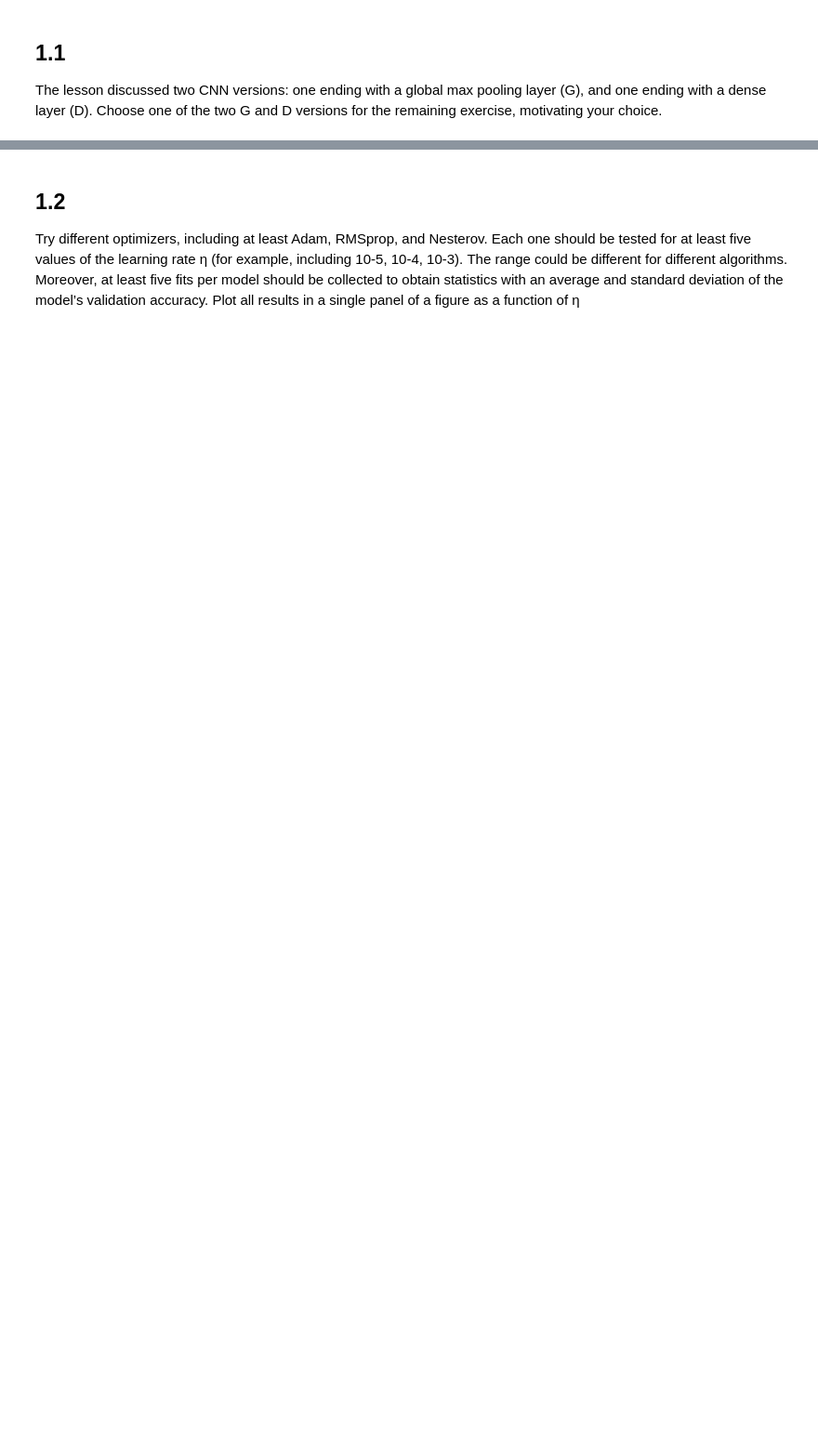
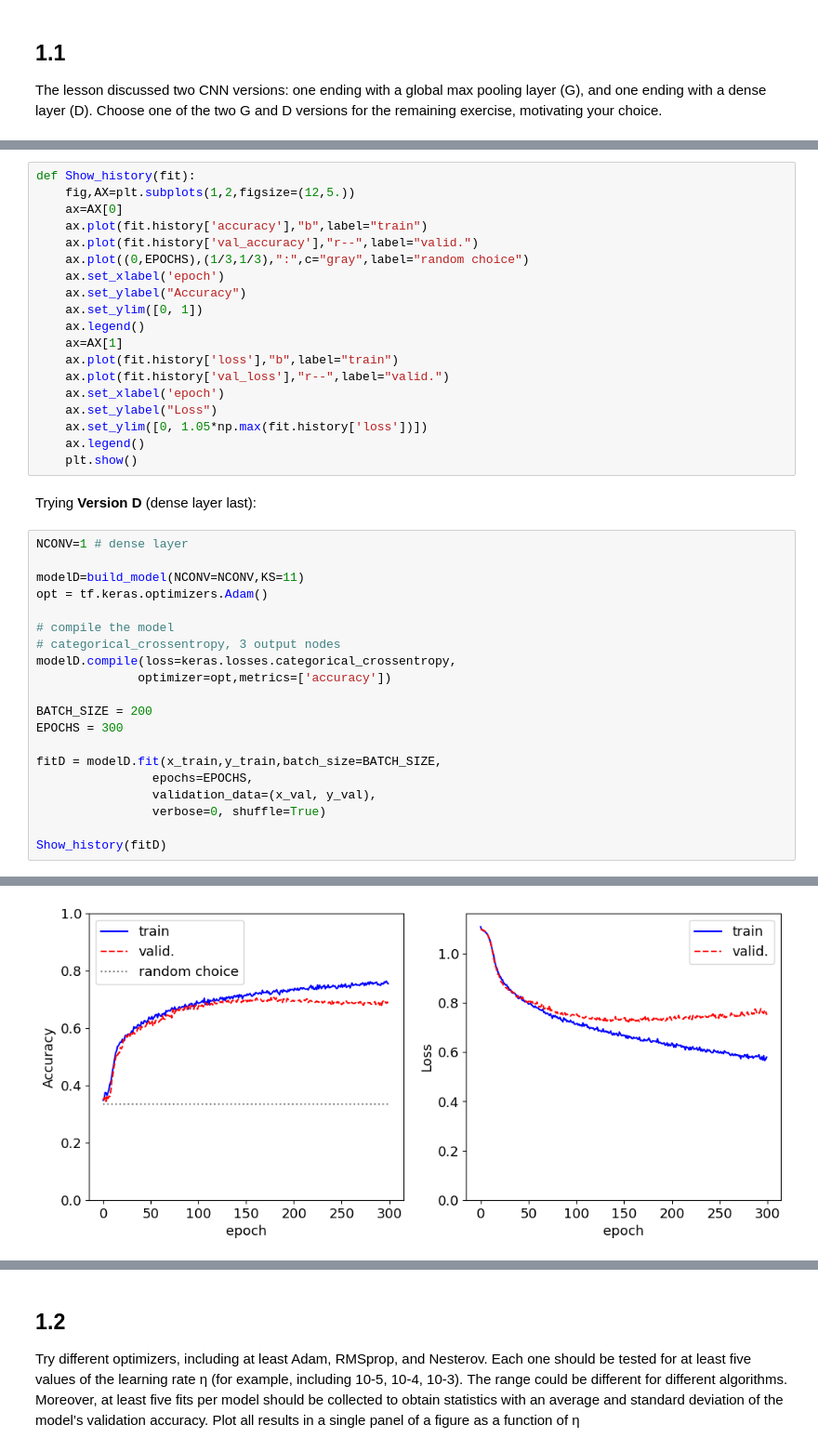
Before and after one commit to lm-schulze/LCP-Mod-B, a Jupyter notebook: group2413_exercise1.ipynb, the cells around one changed output, grey strips where cells are left out. Shown at 93% size. Saved outputs shown, nothing was run; the diff lists cells and outputs as text; blank space fills up the shorter version.

```diff
--- a/group2413_exercise1.ipynb
+++ b/group2413_exercise1.ipynb
@@ -18,0 +162,42 @@ Choose one of the two G and D versions for the remaining exercise, motivating yo
+# %%
+def Show_history(fit):
+    fig,AX=plt.subplots(1,2,figsize=(12,5.))
+    ax=AX[0]
+    ax.plot(fit.history['accuracy'],"b",label="train")
+    ax.plot(fit.history['val_accuracy'],"r--",label="valid.")
+    ax.plot((0,EPOCHS),(1/3,1/3),":",c="gray",label="random choice")
+    ax.set_xlabel('epoch')
+    ax.set_ylabel("Accuracy")
+    ax.set_ylim([0, 1])
+    ax.legend()
+    ax=AX[1]
+    ax.plot(fit.history['loss'],"b",label="train")
+    ax.plot(fit.history['val_loss'],"r--",label="valid.")
+    ax.set_xlabel('epoch')
+    ax.set_ylabel("Loss")
+    ax.set_ylim([0, 1.05*np.max(fit.history['loss'])])
+    ax.legend()
+    plt.show()
+# %% [markdown]
+Trying **Version D** (dense layer last):
+# %%
+NCONV=1 # dense layer
+
+modelD=build_model(NCONV=NCONV,KS=11)
+opt = tf.keras.optimizers.Adam()
+
+# compile the model
+# categorical_crossentropy, 3 output nodes
+modelD.compile(loss=keras.losses.categorical_crossentropy,
+              optimizer=opt,metrics=['accuracy'])
+
+BATCH_SIZE = 200
+EPOCHS = 300
+
+fitD = modelD.fit(x_train,y_train,batch_size=BATCH_SIZE,
+                epochs=EPOCHS,
+                validation_data=(x_val, y_val),
+                verbose=0, shuffle=True)
+
+Show_history(fitD)
+# %% [output]
@@ -18,0 +211 @@ Choose one of the two G and D versions for the remaining exercise, motivating yo
+[figure, added]
```
Also changed, not shown: parts of 15 cells of this notebook.
